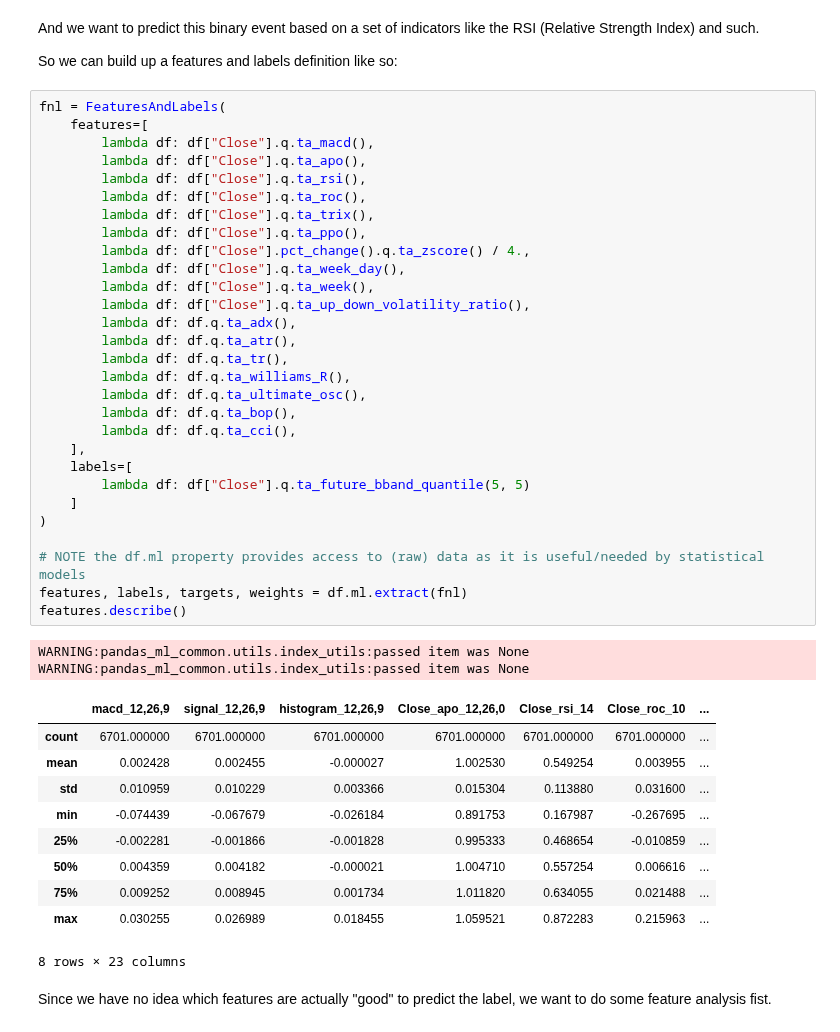
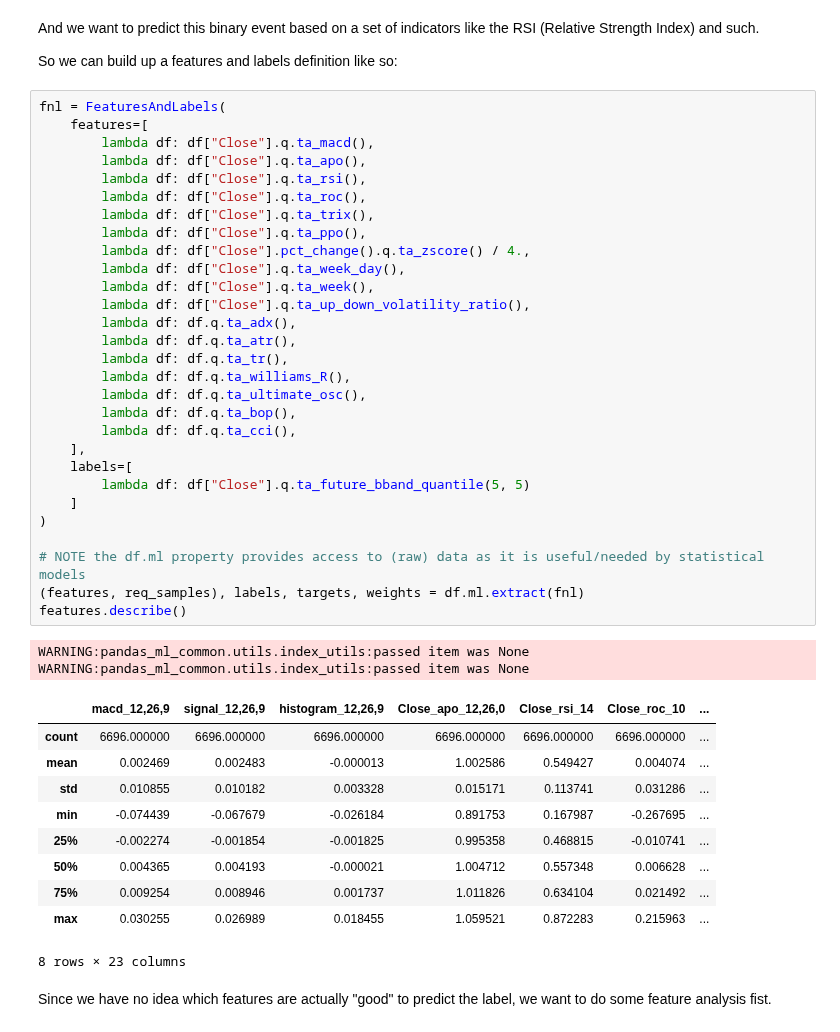
Before and after one commit to KIC/pandas-ml-quant, a Jupyter notebook: Readme.ipynb, the cells around one changed output. Cells and saved outputs as stored; diff of their text form.

Commit message:
fix min required samples and label shape

```diff
--- a/Readme.ipynb
+++ b/Readme.ipynb
@@ -67,41 +69,41 @@ fnl = FeaturesAndLabels(
     features=[
         lambda df: df["Close"].q.ta_macd(),
         lambda df: df["Close"].q.ta_apo(),
         lambda df: df["Close"].q.ta_rsi(),
         lambda df: df["Close"].q.ta_roc(),
         lambda df: df["Close"].q.ta_trix(),
         lambda df: df["Close"].q.ta_ppo(),
         lambda df: df["Close"].pct_change().q.ta_zscore() / 4.,
         lambda df: df["Close"].q.ta_week_day(),
         lambda df: df["Close"].q.ta_week(),
         lambda df: df["Close"].q.ta_up_down_volatility_ratio(),
         lambda df: df.q.ta_adx(),
         lambda df: df.q.ta_atr(),
         lambda df: df.q.ta_tr(),
         lambda df: df.q.ta_williams_R(),
         lambda df: df.q.ta_ultimate_osc(),
         lambda df: df.q.ta_bop(),
         lambda df: df.q.ta_cci(),
     ],
     labels=[
         lambda df: df["Close"].q.ta_future_bband_quantile(5, 5)
     ]
 )
 
 # NOTE the df.ml property provides access to (raw) data as it is useful/needed by statistical models
-features, labels, targets, weights = df.ml.extract(fnl)
+(features, req_samples), labels, targets, weights = df.ml.extract(fnl)
 features.describe()
 # %% [output]
 WARNING:pandas_ml_common.utils.index_utils:passed item was None
 WARNING:pandas_ml_common.utils.index_utils:passed item was None
 |  | macd_12,26,9 | signal_12,26,9 | histogram_12,26,9 | Close_apo_12,26,0 | Close_rsi_14 | Close_roc_10 | ... |
-| count | 6701.000000 | 6701.000000 | 6701.000000 | 6701.000000 | 6701.000000 | 6701.000000 | ... |
-| mean | 0.002428 | 0.002455 | -0.000027 | 1.002530 | 0.549254 | 0.003955 | ... |
-| std | 0.010959 | 0.010229 | 0.003366 | 0.015304 | 0.113880 | 0.031600 | ... |
+| count | 6696.000000 | 6696.000000 | 6696.000000 | 6696.000000 | 6696.000000 | 6696.000000 | ... |
+| mean | 0.002469 | 0.002483 | -0.000013 | 1.002586 | 0.549427 | 0.004074 | ... |
+| std | 0.010855 | 0.010182 | 0.003328 | 0.015171 | 0.113741 | 0.031286 | ... |
 | min | -0.074439 | -0.067679 | -0.026184 | 0.891753 | 0.167987 | -0.267695 | ... |
-| 25% | -0.002281 | -0.001866 | -0.001828 | 0.995333 | 0.468654 | -0.010859 | ... |
-| 50% | 0.004359 | 0.004182 | -0.000021 | 1.004710 | 0.557254 | 0.006616 | ... |
-| 75% | 0.009252 | 0.008945 | 0.001734 | 1.011820 | 0.634055 | 0.021488 | ... |
+| 25% | -0.002274 | -0.001854 | -0.001825 | 0.995358 | 0.468815 | -0.010741 | ... |
+| 50% | 0.004365 | 0.004193 | -0.000021 | 1.004712 | 0.557348 | 0.006628 | ... |
+| 75% | 0.009254 | 0.008946 | 0.001737 | 1.011826 | 0.634104 | 0.021492 | ... |
 | max | 0.030255 | 0.026989 | 0.018455 | 1.059521 | 0.872283 | 0.215963 | ... |
 8 rows × 23 columns
 # %% [markdown]
```
Also changed, not shown: parts of 5 cells of this notebook, 17 other files.
